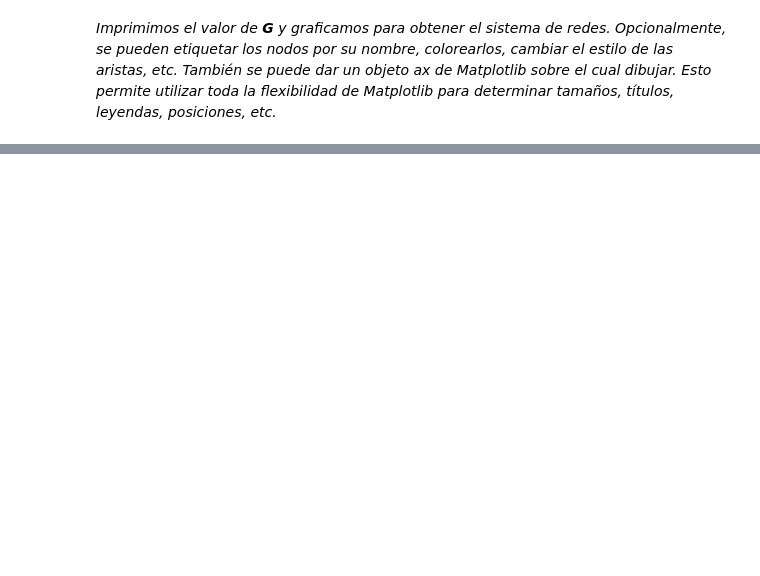
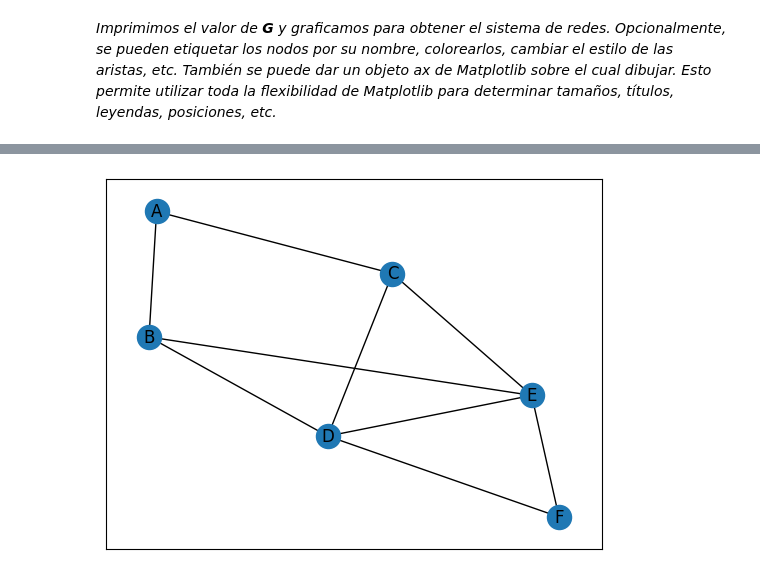
Before and after one commit to desireesosa/Investigacion-de-Operaciones-, a Jupyter notebook: Dibujo_de_redes.ipynb, the cells around one changed output, grey strips where cells are left out. Cells and saved outputs as stored; diff of their text form; code cells hidden in the pictures; blank space fills up the shorter version.

```diff
--- a/Dibujo_de_redes.ipynb
+++ b/Dibujo_de_redes.ipynb
@@ -40,0 +218,17 @@ nx.draw_networkx(G, node_color=node_colors)
+# %%
+#ejemplo de clase
+G2=nx.Graph()
+G2.add_edge("A","B",capacity=1, weight=9)
+G2.add_edge("A", "C", capacity=1, weight=7)
+G2.add_edge("B", "D", capacity=1, weight=7)
+G2.add_edge("B", "E", capacity=1, weight=2)
+G2.add_edge("C", "D", capacity=1, weight=4)
+G2.add_edge("C", "E", capacity=1, weight=6)
+G2.add_edge("D", "E", capacity=1, weight=3)
+G2.add_edge("D", "F", capacity=1, weight=6)
+G2.add_edge("E", "F", capacity=1, weight=9)
+# %%
+G2
+nx.draw_networkx(G2)
+# %% [output]
+[figure, added]
```
Also changed, not shown: parts of 28 cells of this notebook.
